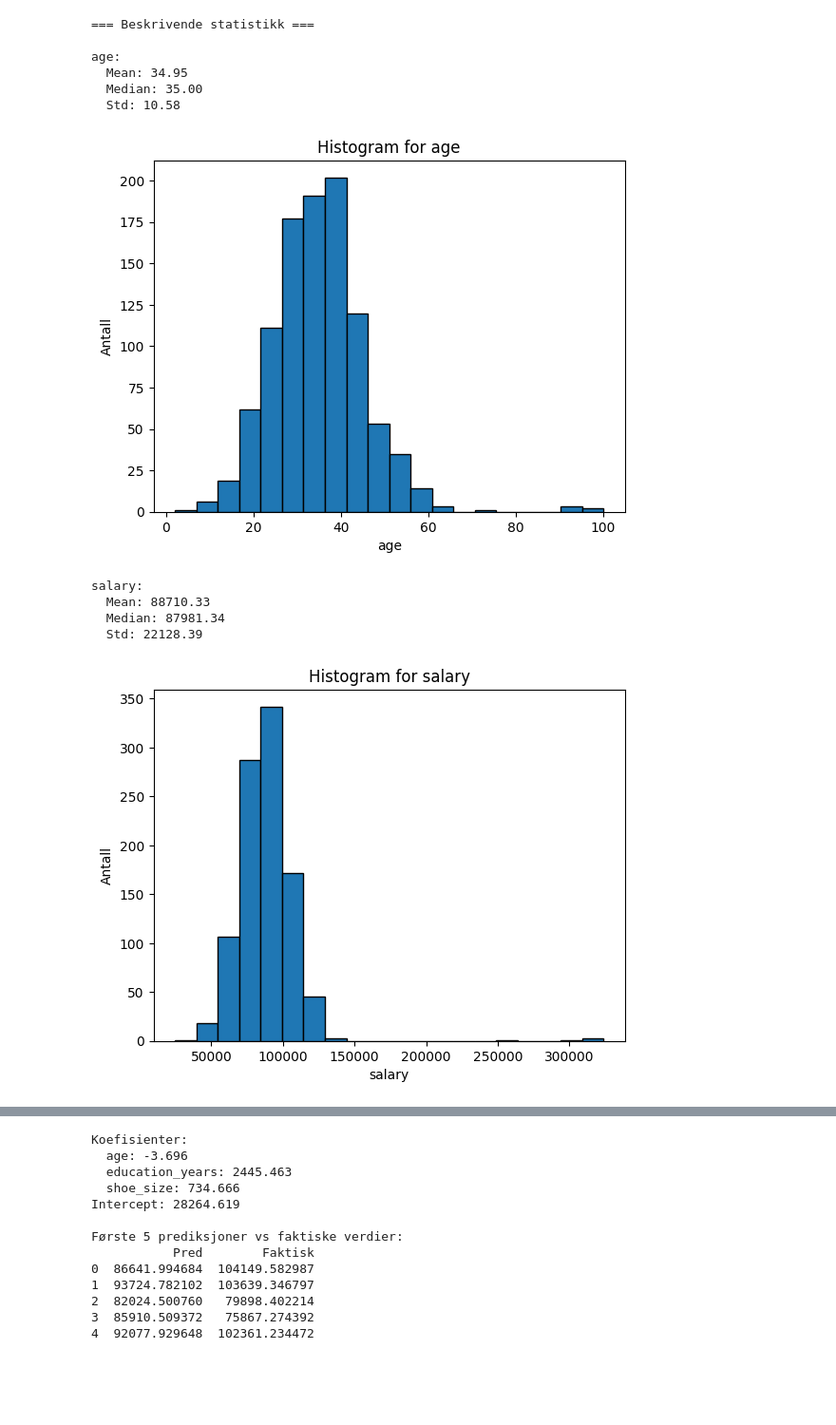
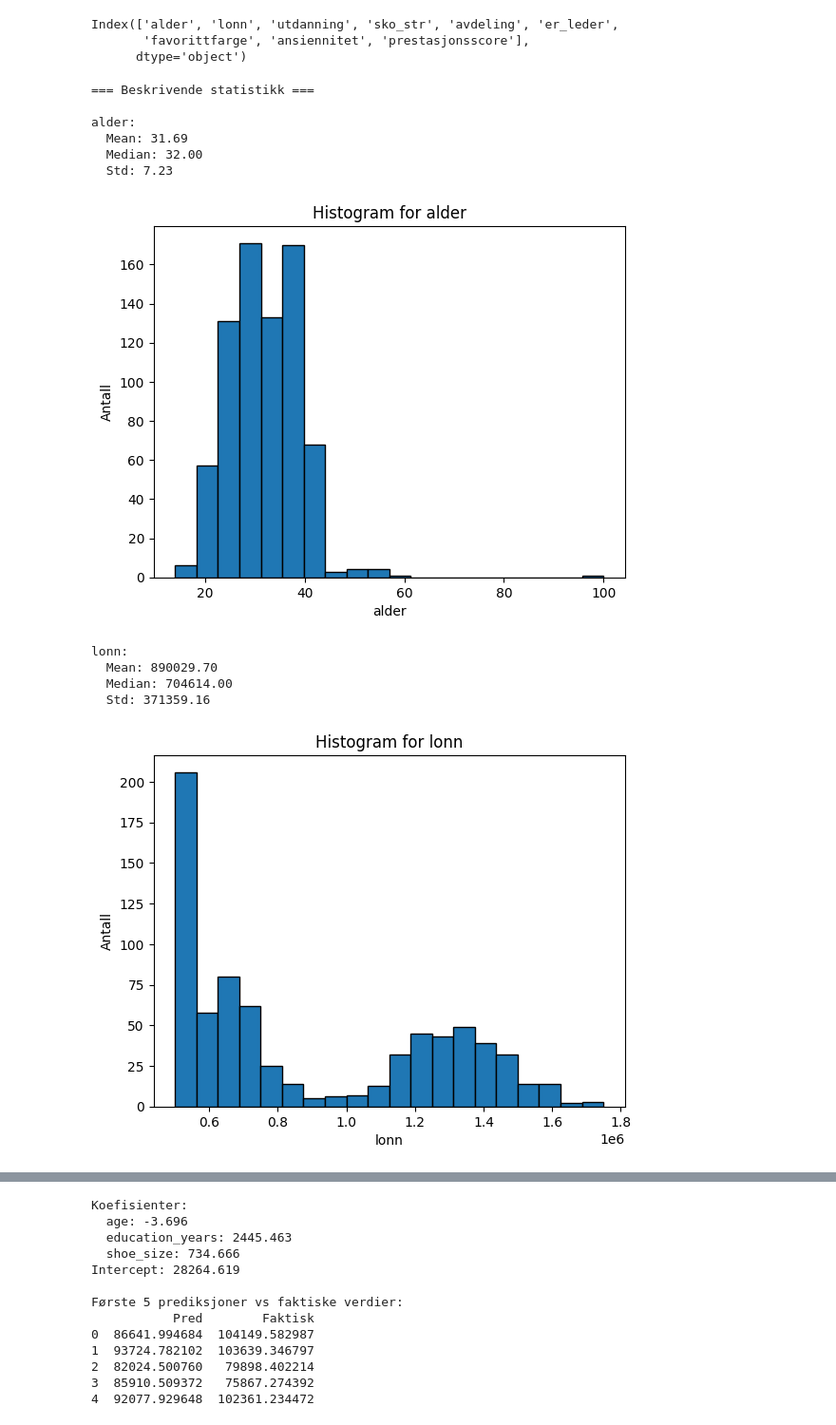
Before and after one commit to jensmorten/data-detektiv_kodekveld, a Jupyter notebook: notebooks/LF.ipynb, the cells around one changed output, grey strips where cells are left out. Shown at 95% size. Cells and saved outputs as stored; diff of their text form; code cells hidden in the pictures; blank space fills up the shorter version.

```diff
--- a/notebooks/LF.ipynb
+++ b/notebooks/LF.ipynb
@@ -6,35 +6,40 @@ from sklearn.linear_model import LinearRegression
 import statsmodels.api as sm
 # %%
 # 1. Last inn data
-df = pd.read_csv("../data/data.csv")
+df = pd.read_csv("../data/data2.csv")
+df.columns
+# %% [output]
+Index(['alder', 'lonn', 'utdanning', 'sko_str', 'avdeling', 'er_leder',
+       'favorittfarge', 'ansiennitet', 'prestasjonsscore'],
+      dtype='object')
 # %%
 # ---- 1. Beskrivende statistikk og uteliggere ----
 print("=== Beskrivende statistikk ===")
-for col in ["age", "salary"]:
+for col in ["alder", "lonn"]:
     print(f"\n{col}:")
     print(f"  Mean: {df[col].mean():.2f}")
     print(f"  Median: {df[col].median():.2f}")
     print(f"  Std: {df[col].std():.2f}")
 
     # Histogram
     plt.hist(df[col], bins=20, edgecolor="black")
     plt.title(f"Histogram for {col}")
     plt.xlabel(col)
     plt.ylabel("Antall")
     plt.show()
 # %% [output]
 === Beskrivende statistikk ===
 
-age:
-  Mean: 34.95
-  Median: 35.00
-  Std: 10.58
+alder:
+  Mean: 31.69
+  Median: 32.00
+  Std: 7.23
-[figure, old version]
+[figure, new version]
-salary:
-  Mean: 88710.33
-  Median: 87981.34
-  Std: 22128.39
+lonn:
+  Mean: 890029.70
+  Median: 704614.00
+  Std: 371359.16
-[figure, old version]
+[figure, new version]
 # %%
 print("\n=== Korrelasjoner ===")
 # Bruk bare numeriske kolonner (dropp 'constant_feature' som er meningsløs)
```
Also changed, not shown: parts of 5 cells of this notebook, 7 other files.
